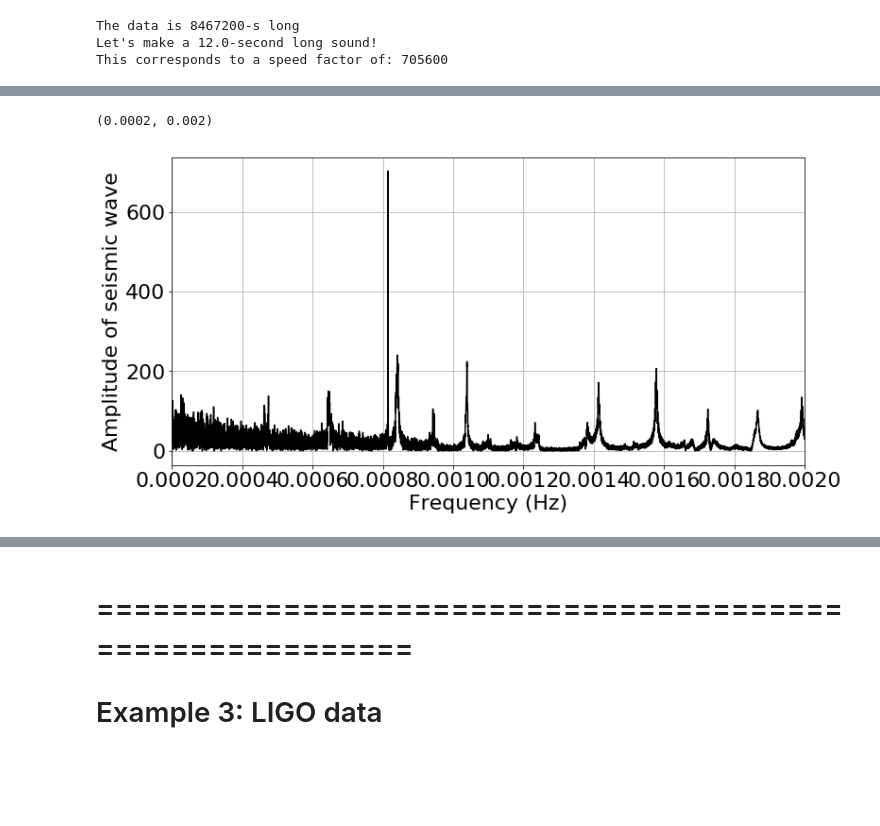
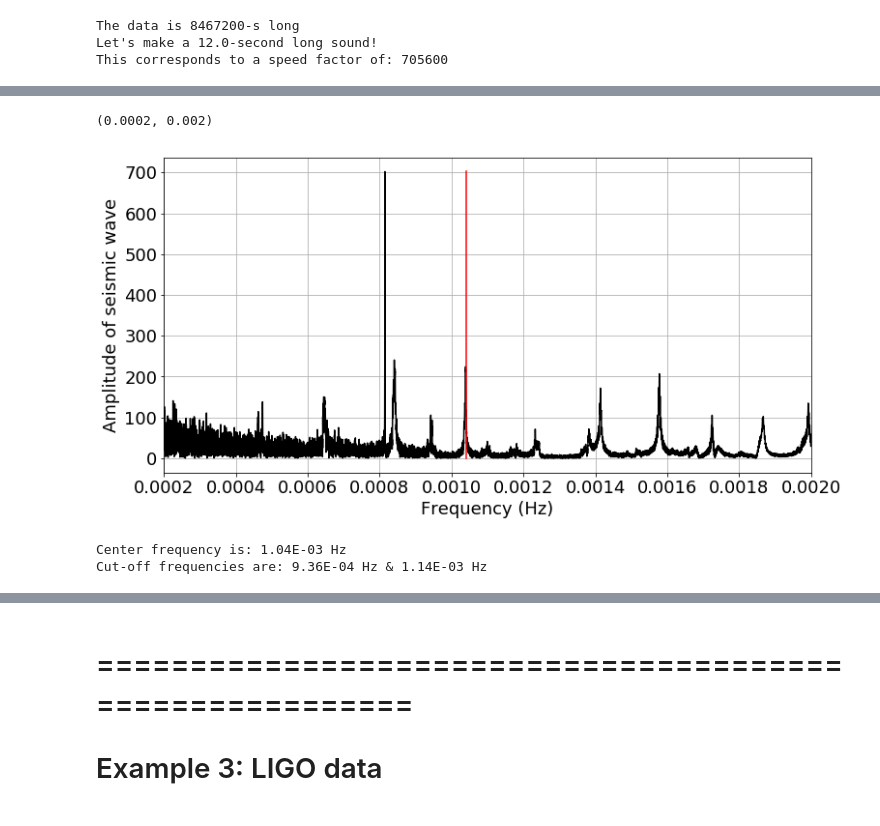
Before and after one commit to benholtzman/datamovies, a Jupyter notebook: 1_codes/s01_DirectSonification.ipynb, the cells around one changed output, grey strips where cells are left out. Cells and saved outputs as stored; diff of their text form; code cells hidden in the pictures; blank space fills up the shorter version.

Commit message:
fixed the spectrograms, filtering, LIGO

```diff
--- a/1_codes/s01_DirectSonification.ipynb
+++ b/1_codes/s01_DirectSonification.ipynb
@@ -311,29 +383,35 @@ This corresponds to a speed factor of: 705600
 # %%
+# FILTER AROUND THE MODES !
+
+#fcenter = 0.000833333
+fcenter = 0.00104
+#fcenter = 0.00141
+
+Sabs = np.absolute(S)
+
 plt.figure(figsize=(12,6))
-plt.plot(f,np.absolute(S),'k')
+plt.plot(f,Sabs,'k')
+plt.plot([fcenter,fcenter],[0,max(Sabs)],'r-')
 plt.xlabel('Frequency (Hz)')
 plt.ylabel('Amplitude of seismic wave')
 plt.grid()
 plt.xlim([0.0002, 0.002])
 # %% [output]
 (0.0002, 0.002)
-[figure, old version]
+[figure, new version]
 # %%
 Q = 5 # Quality factor: how wide the filter is around fcenter(higher value damps LESS quickly)
 FiltOrder = 2; # Filter Order: (how steep the sides are)
 
-#fcenter = 0.000833333
-fcenter = 0.00104
-#fcenter = 0.00141
 
 BW_SemiWidth = fcenter/(2*Q)
 fmin = fcenter-BW_SemiWidth;
 fmax = fcenter+BW_SemiWidth;
-cutofffreq = np.array([fmin, fmax]) / (sr/2);
+cutofffreq = np.array([fmin, fmax]) / (fs/2);
 
 b, a = spsig.butter(FiltOrder, cutofffreq, btype='band', analog=False, output='ba')
 w, h = spsig.freqz(b, a);
-w = w*sr/np.pi/2
+w = w*fs/np.pi/2
 
 data_filt = spsig.lfilter(b, a, data)
 S_filt = spfft.fft(data_filt,Nfft) # compute the spectrum
@@ -341,6 +419,9 @@ S_filt = S_filt[:int(Nfft/2)] # up to the Nyquist frequency
 
 print("Center frequency is: " + "%.02E" %(fcenter) + " Hz")
 print("Cut-off frequencies are: " + "%.02E" %(fmin) + " Hz & " + "%.02E" %(fmax) + " Hz")
+# %% [output]
+Center frequency is: 1.04E-03 Hz
+Cut-off frequencies are: 9.36E-04 Hz & 1.14E-03 Hz
 # %%
 ##### Plot and compare original and filtered signals
 fig = plt.figure(figsize=(20,16))
```
Also changed, not shown: parts of 30 cells of this notebook.
